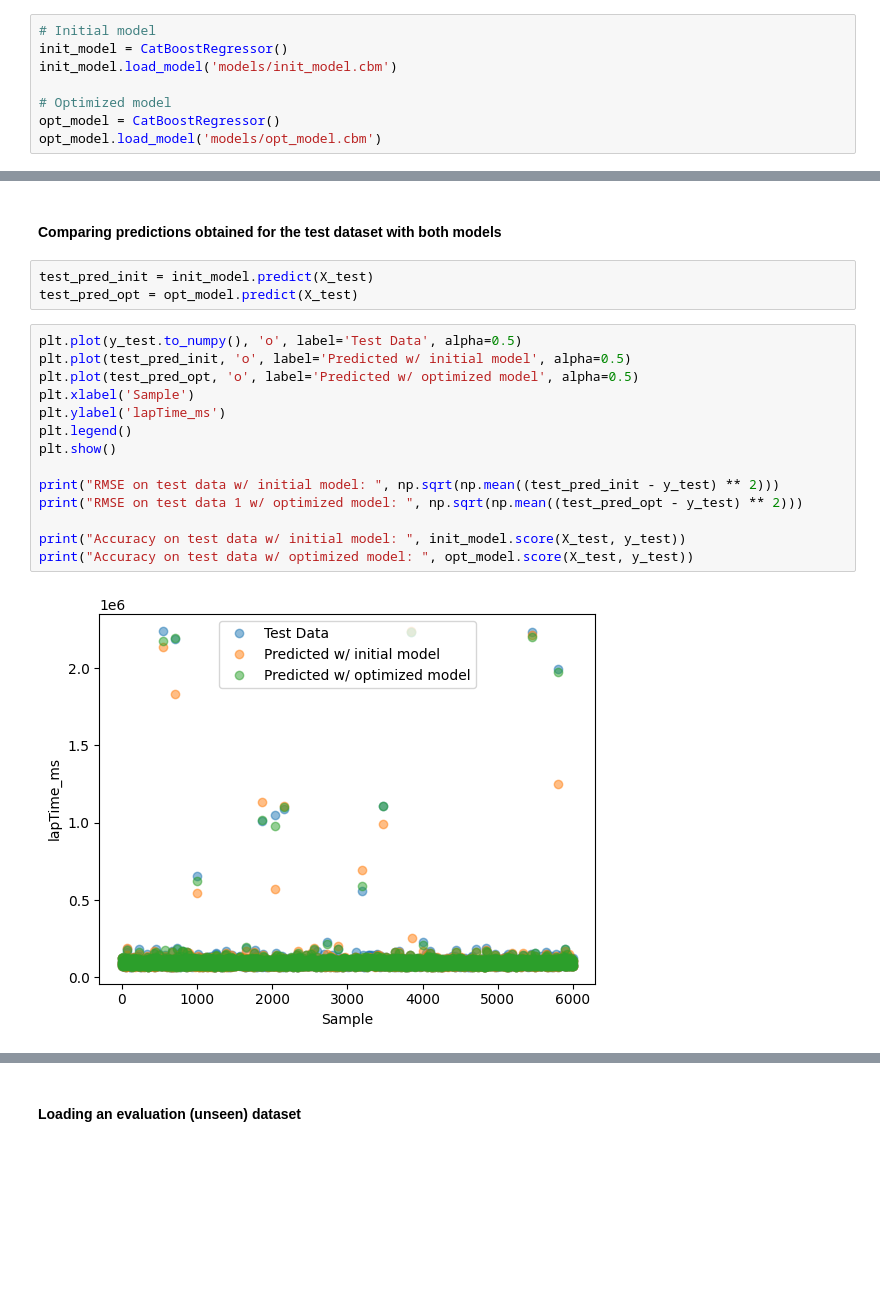
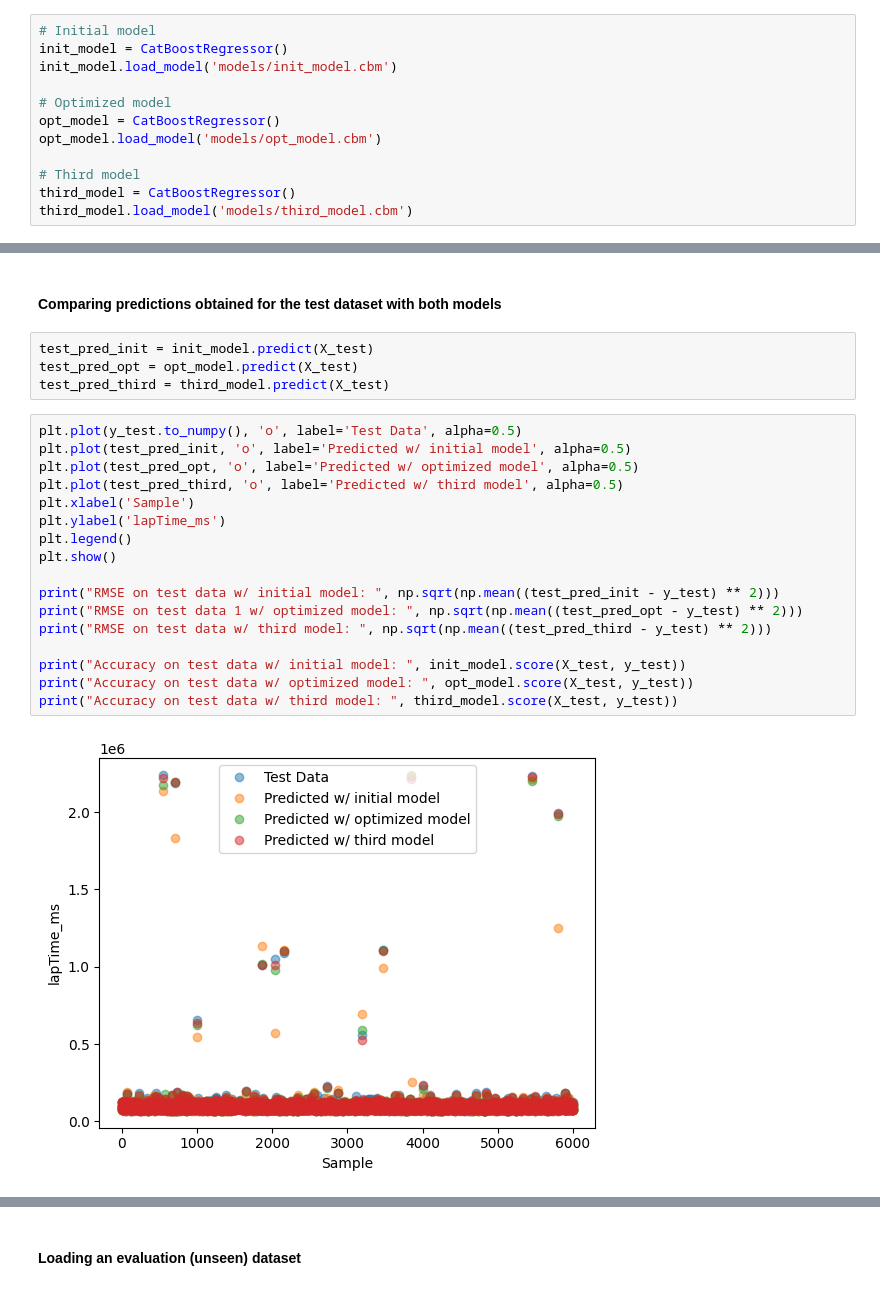
Before and after one commit to AlbertBS2/Formula1-Lap-Time-Prediction, a Jupyter notebook: main.ipynb, the cells around one changed output, grey strips where cells are left out. Cells and saved outputs as stored; diff of their text form; blank space fills up the shorter version.

```diff
--- a/main.ipynb
+++ b/main.ipynb
@@ -125,6 +197,10 @@ init_model.load_model('models/init_model.cbm')
 # Optimized model
 opt_model = CatBoostRegressor()
 opt_model.load_model('models/opt_model.cbm')
+
+# Third model
+third_model = CatBoostRegressor()
+third_model.load_model('models/third_model.cbm')
 # %% [output]
 <catboost.core.CatBoostRegressor at 0x...>
 # %% [markdown]
@@ -158,21 +241,25 @@ Accuracy on train data w/ optimized model:  0.9919893393114323
 # %%
 test_pred_init = init_model.predict(X_test)
 test_pred_opt = opt_model.predict(X_test)
+test_pred_third = third_model.predict(X_test)
 # %%
 plt.plot(y_test.to_numpy(), 'o', label='Test Data', alpha=0.5)
 plt.plot(test_pred_init, 'o', label='Predicted w/ initial model', alpha=0.5)
 plt.plot(test_pred_opt, 'o', label='Predicted w/ optimized model', alpha=0.5)
+plt.plot(test_pred_third, 'o', label='Predicted w/ third model', alpha=0.5)
 plt.xlabel('Sample')
 plt.ylabel('lapTime_ms')
 plt.legend()
 plt.show()
 
 print("RMSE on test data w/ initial model: ", np.sqrt(np.mean((test_pred_init - y_test) ** 2)))
 print("RMSE on test data 1 w/ optimized model: ", np.sqrt(np.mean((test_pred_opt - y_test) ** 2)))
+print("RMSE on test data w/ third model: ", np.sqrt(np.mean((test_pred_third - y_test) ** 2)))
 
 print("Accuracy on test data w/ initial model: ", init_model.score(X_test, y_test))
 print("Accuracy on test data w/ optimized model: ", opt_model.score(X_test, y_test))
+print("Accuracy on test data w/ third model: ", third_model.score(X_test, y_test))
 # %% [output]
-[figure, old version]
+[figure, new version]
 RMSE on test data w/ initial model:  13824.37185987869
 RMSE on test data 1 w/ optimized model:  4812.370542361958
```
Also changed, not shown: parts of 13 cells of this notebook, 1 other file.
